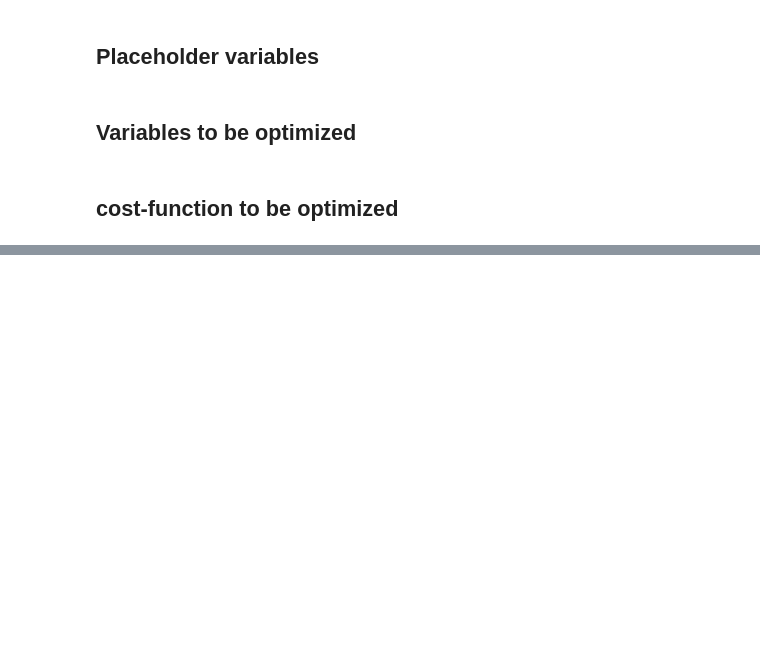
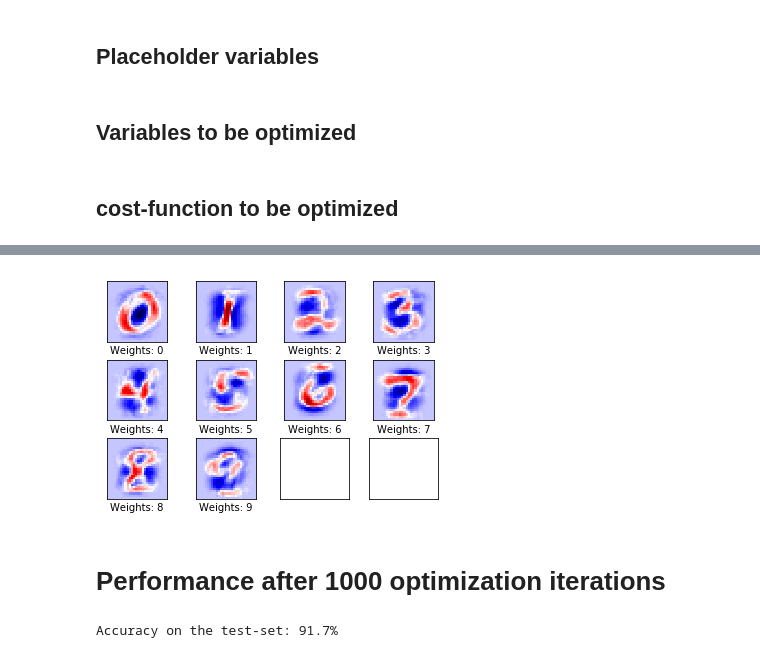
Before and after one commit to happyjin/tensorflow_tutorial, a Jupyter notebook: Hvass_tutorial/01_Simple_Linear_Model.ipynb, the cells around one changed output, grey strips where cells are left out. Drawn from its saved outputs; the diff is of its cells as text; code cells hidden in the pictures; blank space fills up the shorter version.

```diff
--- a/Hvass_tutorial/01_Simple_Linear_Model.ipynb
+++ b/Hvass_tutorial/01_Simple_Linear_Model.ipynb
@@ -96,0 +293,6 @@ cross_entropy = tf.nn.softmax_cross_entropy_with_logits(logits=logits, labels=y_
+# %%
+plot_weights()
+# %% [output]
+[figure, added]
+# %% [markdown]
+# Performance after 1000 optimization iterations
@@ -96,0 +302,4 @@ cross_entropy = tf.nn.softmax_cross_entropy_with_logits(logits=logits, labels=y_
+# %%
+print_accuracy()
+# %% [output]
+Accuracy on the test-set: 91.7%
```
Also changed, not shown: parts of 38 cells of this notebook.
